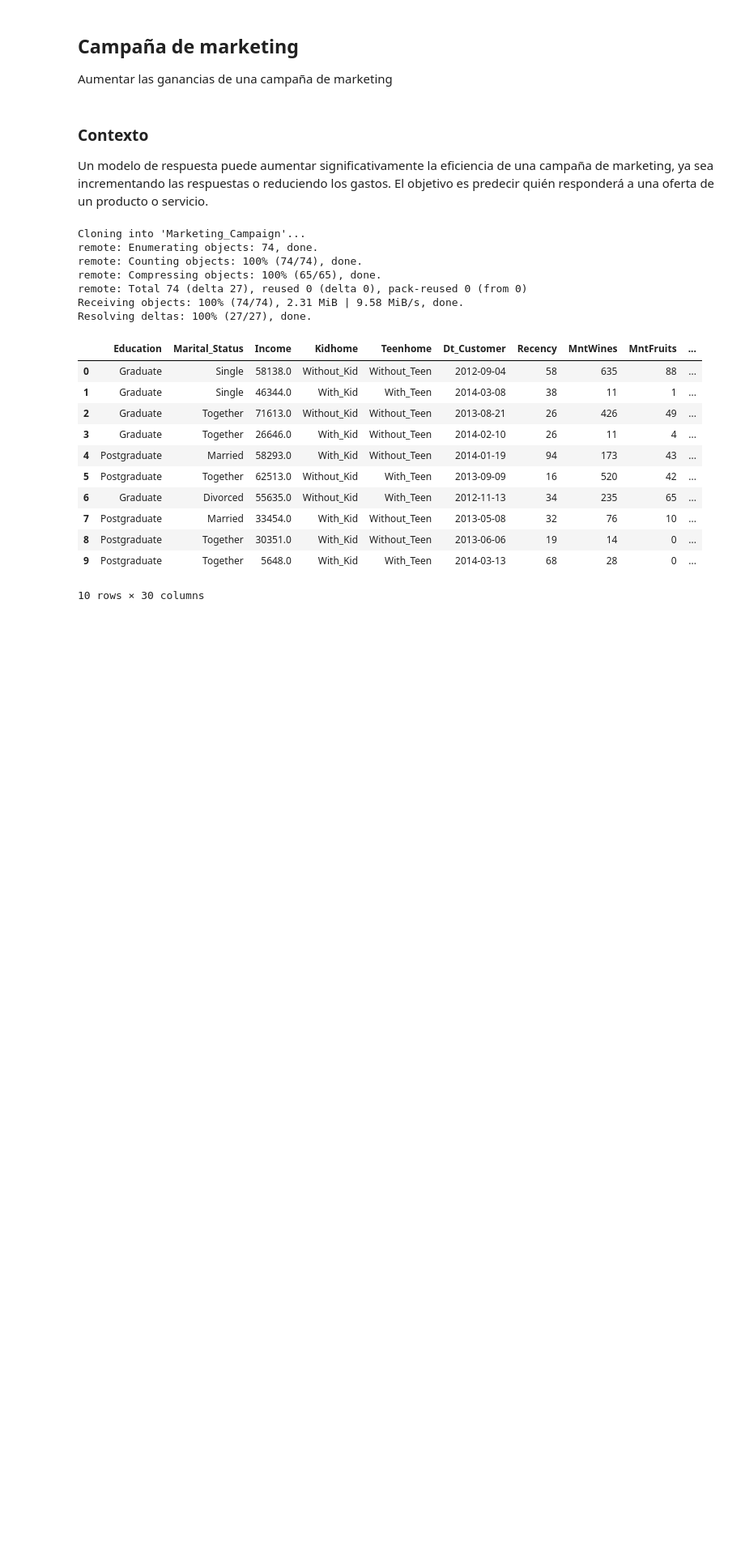
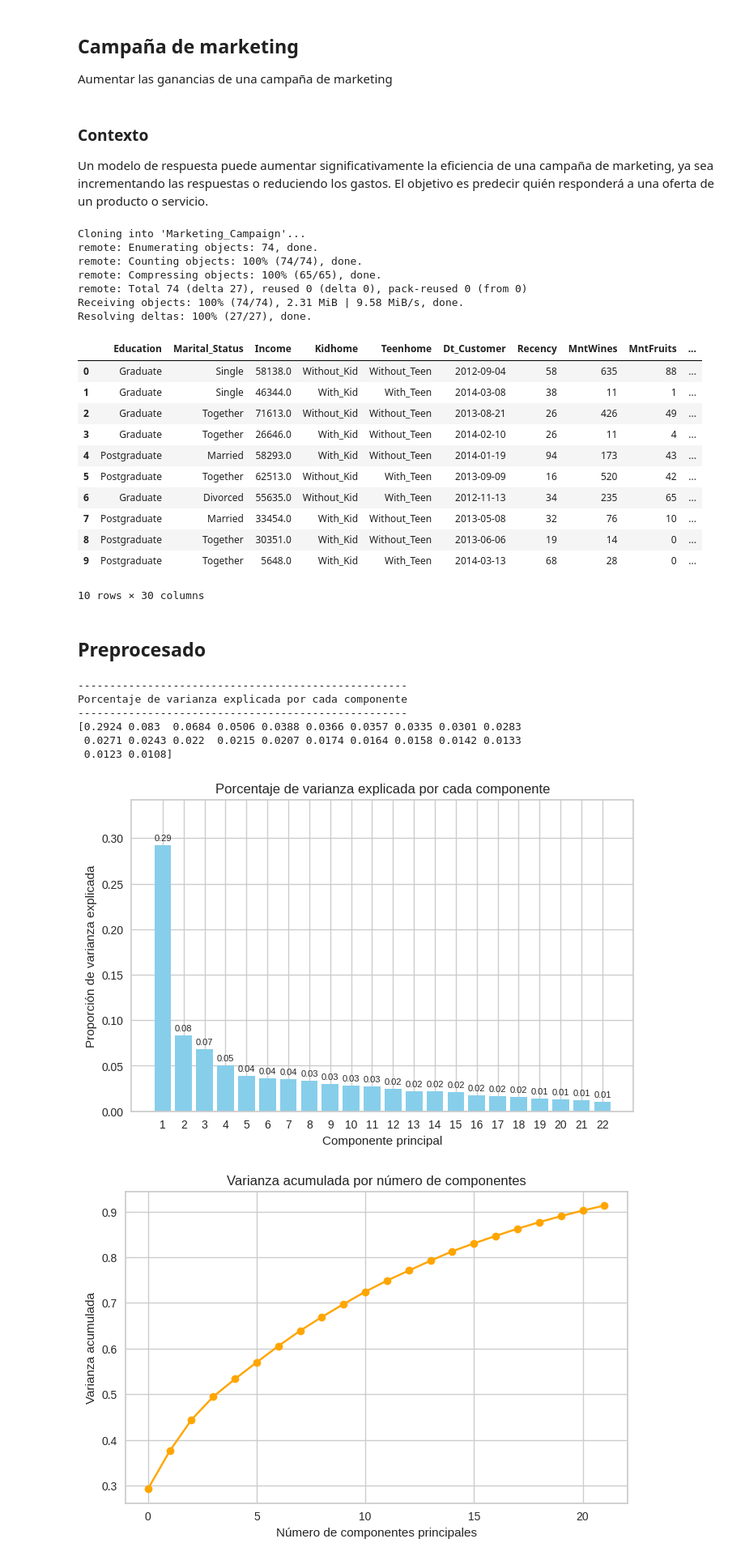
Before and after one commit to xbadiam/Marketing_Campaign, a Jupyter notebook: notebooks/MarketingCampaign.ipynb, the cells around one changed output. Shown at 81% size. Saved outputs shown, nothing was run; the diff lists cells and outputs as text; code cells hidden in the pictures; blank space fills up the shorter version.

```diff
--- a/notebooks/MarketingCampaign.ipynb
+++ b/notebooks/MarketingCampaign.ipynb
@@ -53,3 +53,5 @@ data.head(10)
 | 8 | Postgraduate | Together | 30351.0 | With_Kid | Without_Teen | 2013-06-06 | 19 | 14 | 0 | ... |
 | 9 | Postgraduate | Together | 5648.0 | With_Kid | With_Teen | 2014-03-13 | 68 | 28 | 0 | ... |
 10 rows × 30 columns
+# %% [markdown]
+## Preprocesado
@@ -55,0 +64,68 @@ data.head(10)
+# %%
+# Preprocesamiento
+preprocessor = ColumnTransformer(
+    transformers=[
+        ('scale', StandardScaler(), numeric_cols),
+        ('onehot', OneHotEncoder(handle_unknown='ignore', sparse_output=False), cat_cols)
+    ],
+    remainder='drop'  # evita incluir columnas no transformadas
+)
+# %%
+#Pipeline PCA + KMeans (usando 22 componentes)
+pca_pipeline = Pipeline([
+    ('preprocess', preprocessor),
+    ('pca', PCA(n_components=22, random_state=42)),
+])
+
+pca_model = pca_pipeline.fit_transform(data_modify)
+# %%
+# Obtenemos el objeto PCA del pipeline
+pca_model = pca_pipeline.named_steps['pca']
+
+# ----------------------------------------------------
+# Porcentaje de varianza explicada por cada componente
+# ----------------------------------------------------
+print('----------------------------------------------------')
+print('Porcentaje de varianza explicada por cada componente')
+print('----------------------------------------------------')
+print(np.round(pca_model.explained_variance_ratio_, 4))  # 4 decimales para claridad
+
+# Gráfico de la varianza explicada
+fig, ax = plt.subplots(figsize=(8, 5))
+
+ax.bar(
+    x=np.arange(pca_model.n_components_) + 1,
+    height=pca_model.explained_variance_ratio_,
+    color='skyblue'
+)
+
+# Etiquetas de porcentaje sobre las barras
+for i, v in enumerate(pca_model.explained_variance_ratio_):
+    ax.text(i + 1, v + 0.005, f"{v:.2f}", ha='center', fontsize=8)
+
+ax.set_xticks(np.arange(pca_model.n_components_) + 1)
+ax.set_ylim(0, max(pca_model.explained_variance_ratio_) + 0.05)
+ax.set_title('Porcentaje de varianza explicada por cada componente', fontsize=12)
+ax.set_xlabel('Componente principal')
+ax.set_ylabel('Proporción de varianza explicada')
+plt.show()
+
+# Gráfico acumulativo (opcional y muy útil)
+plt.figure(figsize=(8, 5))
+plt.plot(
+    np.cumsum(pca_model.explained_variance_ratio_), marker='o', color='orange'
+)
+plt.title('Varianza acumulada por número de componentes')
+plt.xlabel('Número de componentes principales')
+plt.ylabel('Varianza acumulada')
+plt.grid(True)
+plt.show()
+# %% [output]
+----------------------------------------------------
+Porcentaje de varianza explicada por cada componente
+----------------------------------------------------
+[0.2924 0.083  0.0684 0.0506 0.0388 0.0366 0.0357 0.0335 0.0301 0.0283
+ 0.0271 0.0243 0.022  0.0215 0.0207 0.0174 0.0164 0.0158 0.0142 0.0133
+ 0.0123 0.0108]
+[figure, added]
+[figure, added]
```
Also changed, not shown: parts of 2 cells of this notebook.
